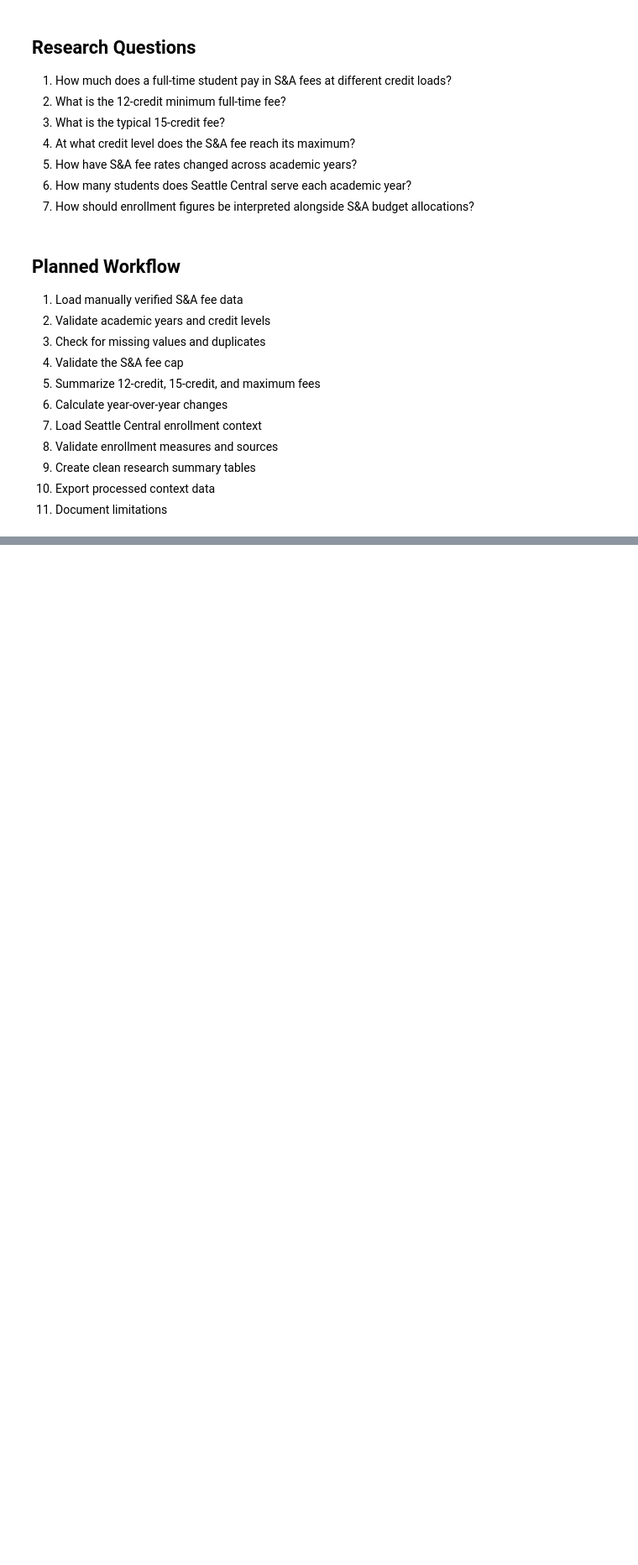
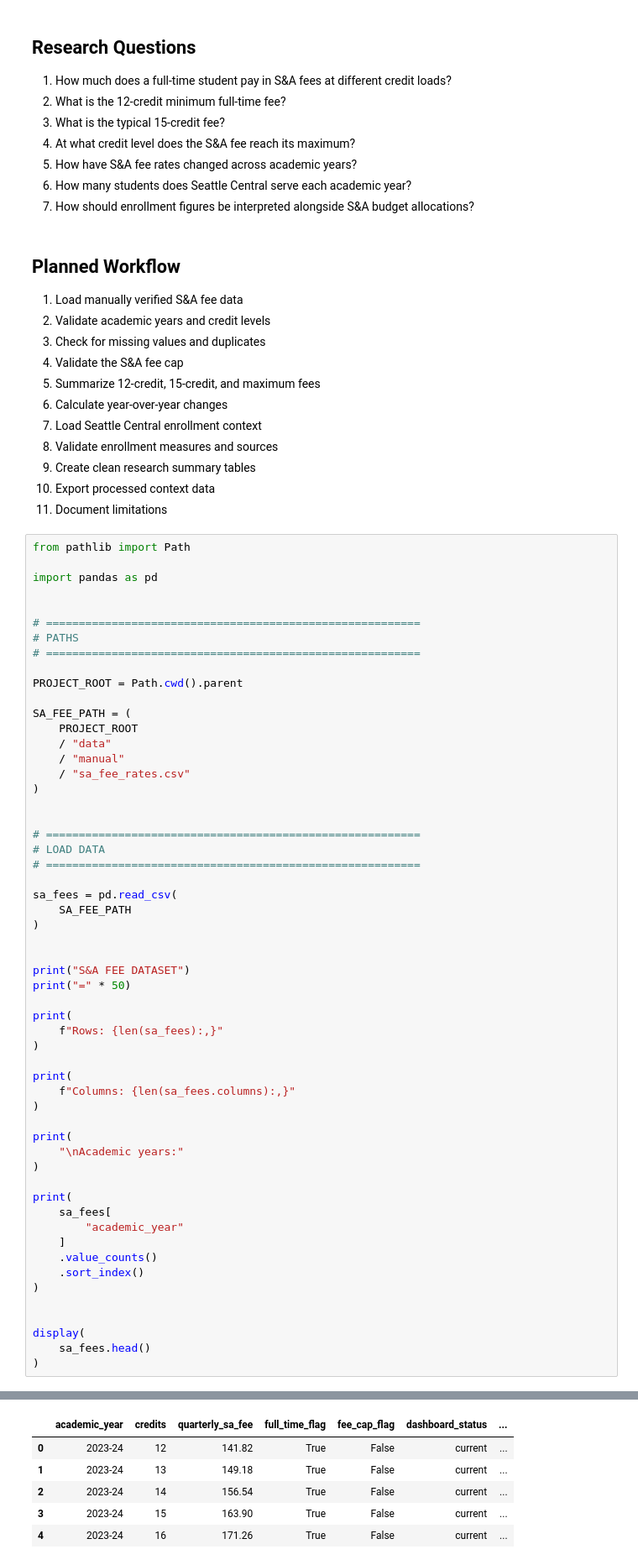
Before and after one commit to MaiNguyen5306/seattle-central-sa-budget-dashboard, a Jupyter notebook: notebooks/04_fee_enrollment_context.ipynb, the cells around one changed output, grey strips where cells are left out. Shown at 84% size. Cells and saved outputs as stored; diff of their text form; blank space fills up the shorter version.

```diff
--- a/notebooks/04_fee_enrollment_context.ipynb
+++ b/notebooks/04_fee_enrollment_context.ipynb
@@ -35,3 +35,60 @@ The main dashboard currently uses FY2023–24 through FY2025–26.
 9. Create clean research summary tables
 10. Export processed context data
 11. Document limitations
+# %%
+from pathlib import Path
+
+import pandas as pd
+
+
+# =========================================================
+# PATHS
+# =========================================================
+
+PROJECT_ROOT = Path.cwd().parent
+
+SA_FEE_PATH = (
+    PROJECT_ROOT
+    / "data"
+    / "manual"
+    / "sa_fee_rates.csv"
+)
+
+
+# =========================================================
+# LOAD DATA
+# =========================================================
+
+sa_fees = pd.read_csv(
+    SA_FEE_PATH
+)
+
+
+print("S&A FEE DATASET")
+print("=" * 50)
+
+print(
+    f"Rows: {len(sa_fees):,}"
+)
+
+print(
+    f"Columns: {len(sa_fees.columns):,}"
+)
+
+print(
+    "\nAcademic years:"
+)
+
+print(
+    sa_fees[
+        "academic_year"
+    ]
+    .value_counts()
+    .sort_index()
+)
+
+
+display(
+    sa_fees.head()
+)
+# %% [output]
@@ -37,0 +107,6 @@ The main dashboard currently uses FY2023–24 through FY2025–26.
+|  | academic_year | credits | quarterly_sa_fee | full_time_flag | fee_cap_flag | dashboard_status | ... |
+| 0 | 2023-24 | 12 | 141.82 | True | False | current | ... |
+| 1 | 2023-24 | 13 | 149.18 | True | False | current | ... |
+| 2 | 2023-24 | 14 | 156.54 | True | False | current | ... |
+| 3 | 2023-24 | 15 | 163.90 | True | False | current | ... |
+| 4 | 2023-24 | 16 | 171.26 | True | False | current | ... |
```
Also changed, not shown: parts of 9 cells of this notebook, 3 other files.
